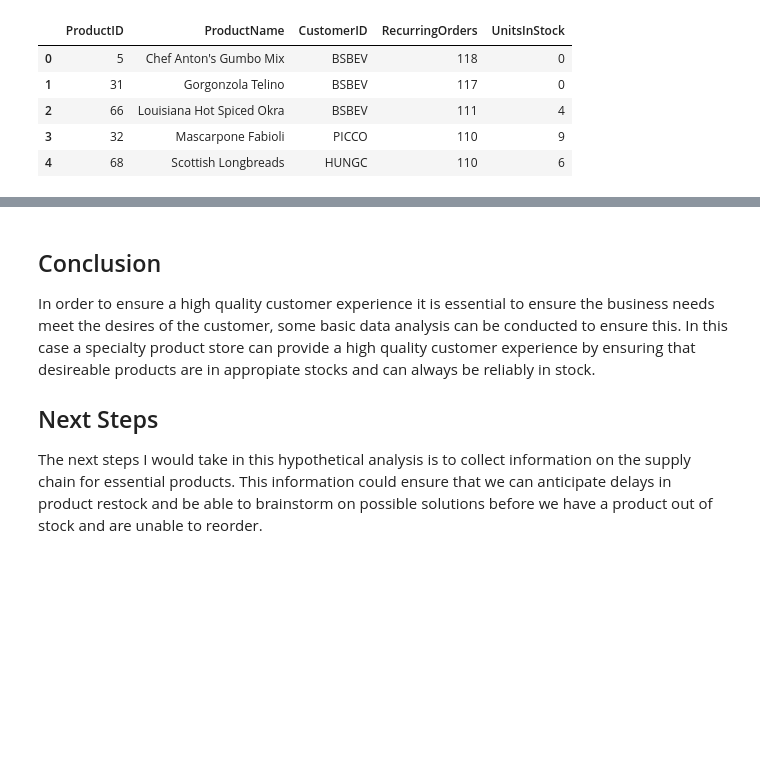
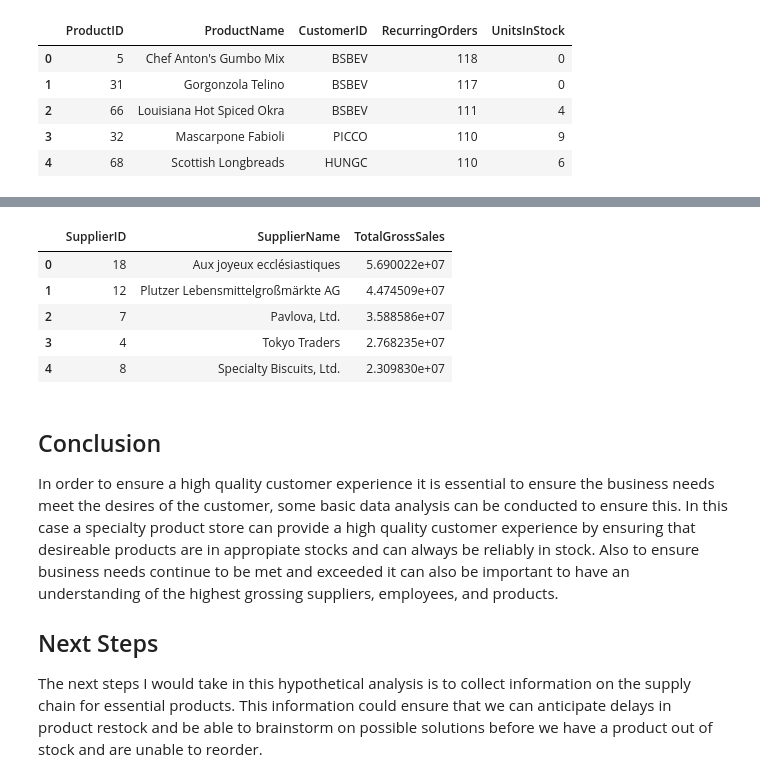
Before and after one commit to shayda-maher/SQLScripts, a Jupyter notebook: Northwinds Database Inventory Stock - Github.ipynb, the cells around one changed output, grey strips where cells are left out. Saved outputs shown, nothing was run; the diff lists cells and outputs as text; code cells hidden in the pictures; blank space fills up the shorter version.

```diff
--- a/Northwinds Database Inventory Stock - Github.ipynb
+++ b/Northwinds Database Inventory Stock - Github.ipynb
@@ -155,6 +237,28 @@ rentals.head()
+# %%
+high_gross_supplier = """
+SELECT s.SupplierID,
+       s.CompanyName AS SupplierName,
+       SUM(od.UnitPrice * od.Quantity * (1 - od.Discount)) AS TotalGrossSales
+FROM Suppliers s
+JOIN Products p ON s.SupplierID = p.SupplierID
+JOIN "Order Details" od ON p.ProductID = od.ProductID
+GROUP BY s.SupplierID, s.CompanyName
+ORDER BY TotalGrossSales DESC;
+
+"""
+
+supplier = pd.read_sql_query(high_gross_supplier, sql_conn)
+supplier.head()
+# %% [output]
+|  | SupplierID | SupplierName | TotalGrossSales |
+| 0 | 18 | Aux joyeux ecclésiastiques | 5.690022e+07 |
+| 1 | 12 | Plutzer Lebensmittelgroßmärkte AG | 4.474509e+07 |
+| 2 | 7 | Pavlova, Ltd. | 3.588586e+07 |
+| 3 | 4 | Tokyo Traders | 2.768235e+07 |
+| 4 | 8 | Specialty Biscuits, Ltd. | 2.309830e+07 |
 # %% [markdown]
 ## Conclusion
-In order to ensure a high quality customer experience it is essential to ensure the business needs meet the desires of the customer, some basic data analysis can be conducted to ensure this. In this case a specialty product store can provide a high quality customer experience by ensuring that desireable products are in appropiate stocks and can always be reliably in stock.
+In order to ensure a high quality customer experience it is essential to ensure the business needs meet the desires of the customer, some basic data analysis can be conducted to ensure this. In this case a specialty product store can provide a high quality customer experience by ensuring that desireable products are in appropiate stocks and can always be reliably in stock. Also to ensure business needs continue to be met and exceeded it can also be important to have an understanding of the highest grossing suppliers, employees, and products.
 
 ## Next Steps
 The next steps I would take in this hypothetical analysis is to collect information on the supply chain for essential products. This information could ensure that we can anticipate delays in product restock and be able to brainstorm on possible solutions before we have a product out of stock and are unable to reorder.
```
Also changed, not shown: parts of 11 cells of this notebook.
